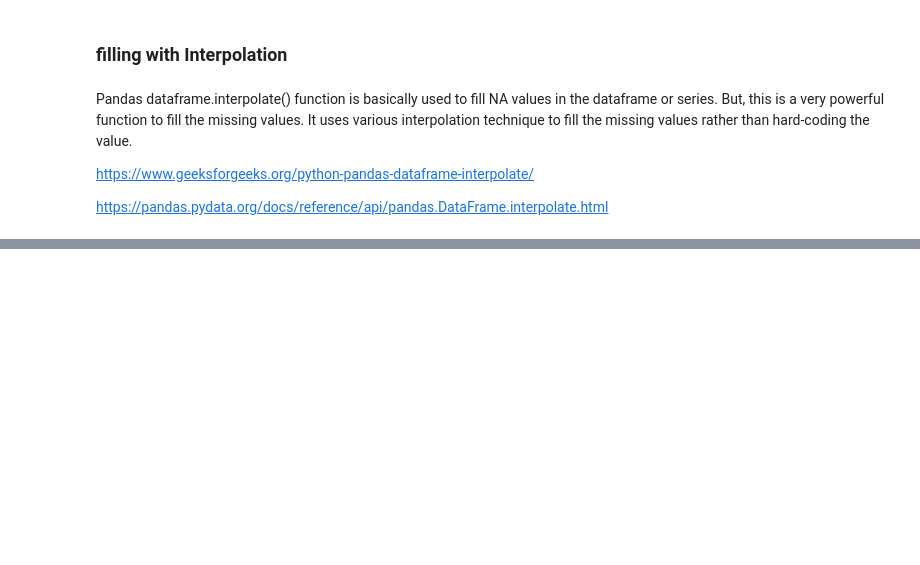
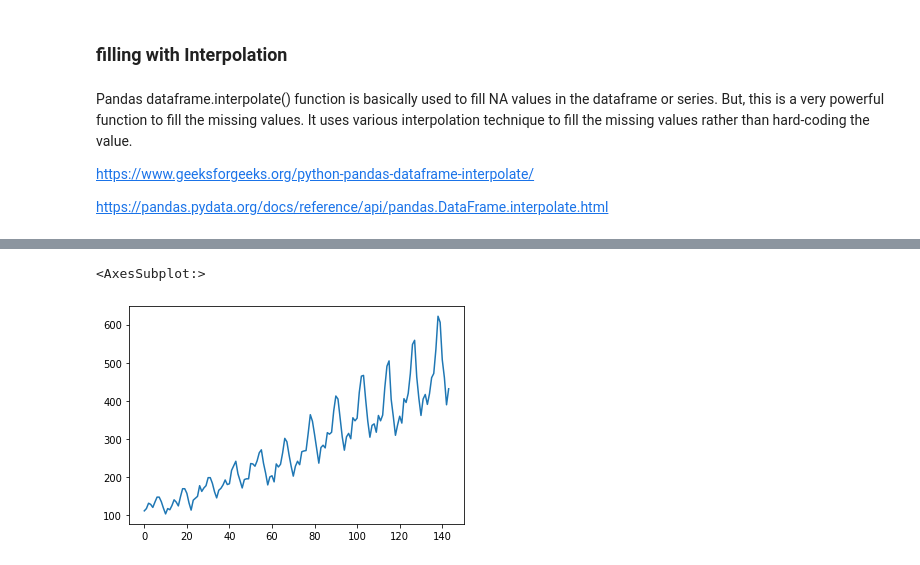
Before and after one commit to agltkn/DawPy, a Jupyter notebook: DAwPy-S7 (Handling Missing Values).ipynb, the cells around one changed output, grey strips where cells are left out. Cells and saved outputs as stored; diff of their text form; code cells hidden in the pictures; blank space fills up the shorter version.

```diff
--- a/DAwPy-S7 (Handling Missing Values).ipynb
+++ b/DAwPy-S7 (Handling Missing Values).ipynb
@@ -1006,0 +1162,5 @@ https://pandas.pydata.org/docs/reference/api/pandas.DataFrame.interpolate.html
+# %%
+flights.passengers.plot()
+# %% [output]
+<AxesSubplot:>
+[figure, added]
```
Also changed, not shown: parts of 18 cells of this notebook.
